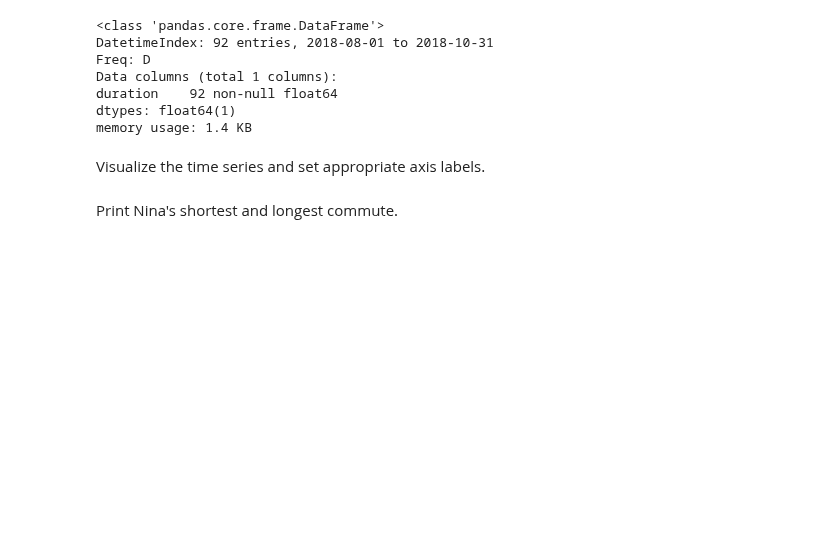
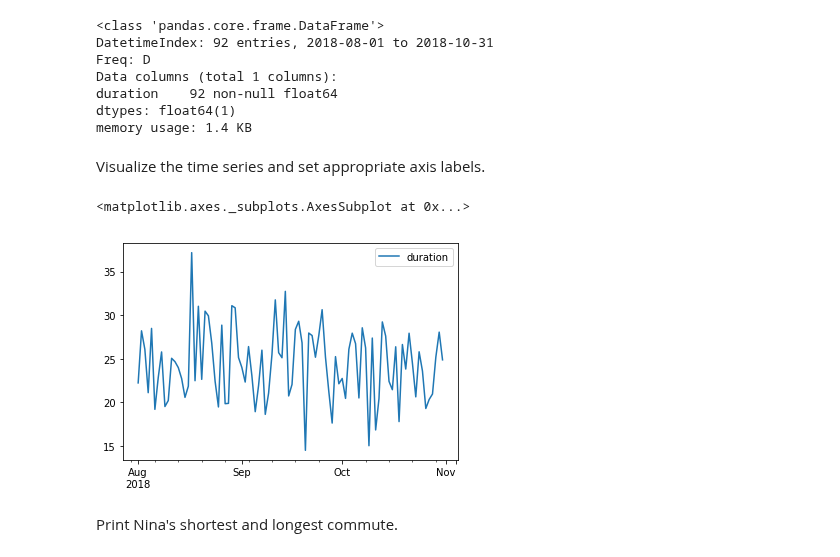
Before and after one commit to fleralle/dsc-basic-time-series-models-lab-houston-ds-042219, a Jupyter notebook: index.ipynb, the cells around one changed output. Saved outputs shown, nothing was run; the diff lists cells and outputs as text; code cells hidden in the pictures; blank space fills up the shorter version.

```diff
--- a/index.ipynb
+++ b/index.ipynb
@@ -63,6 +63,10 @@ memory usage: 1.4 KB
 Visualize the time series and set appropriate axis labels.
 # %%
 # your code here
+ts.plot()
+# %% [output]
+<matplotlib.axes._subplots.AxesSubplot at 0x...>
+[figure, added]
 # %% [markdown]
 Print Nina's shortest and longest commute.
 # %%
```
